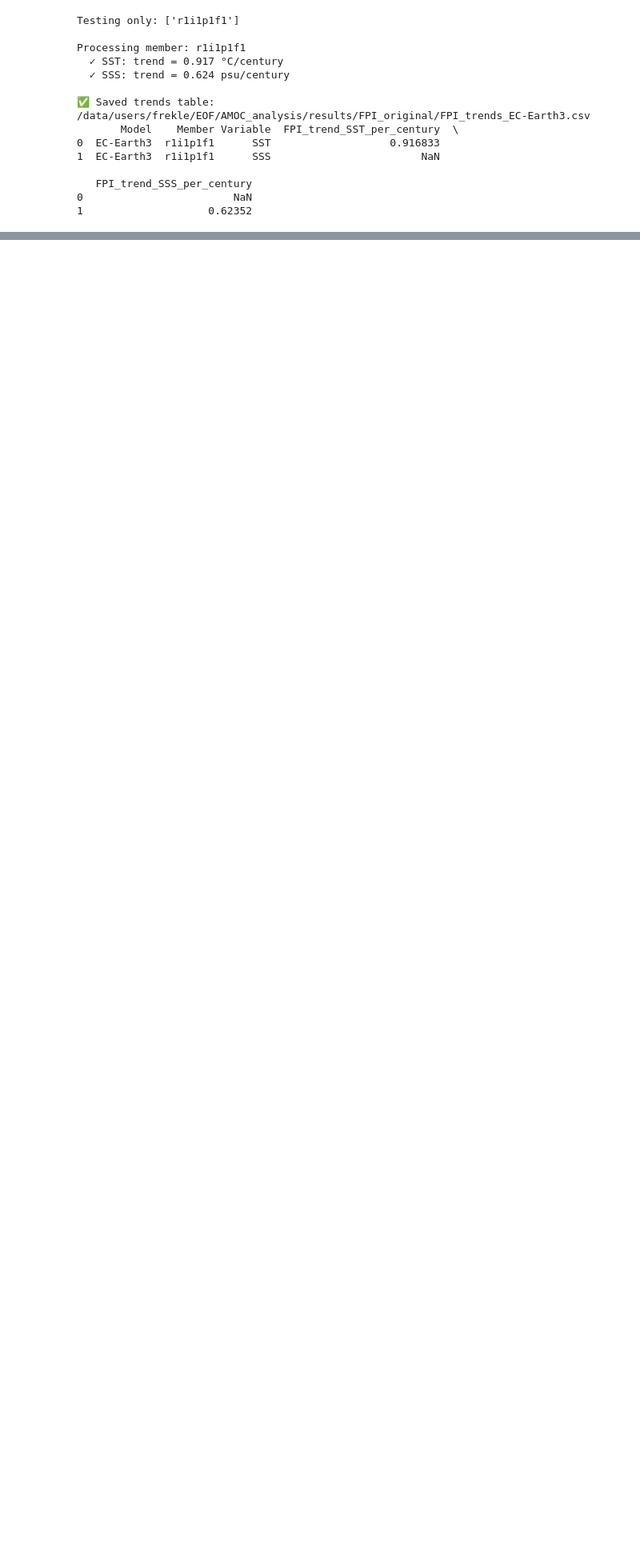
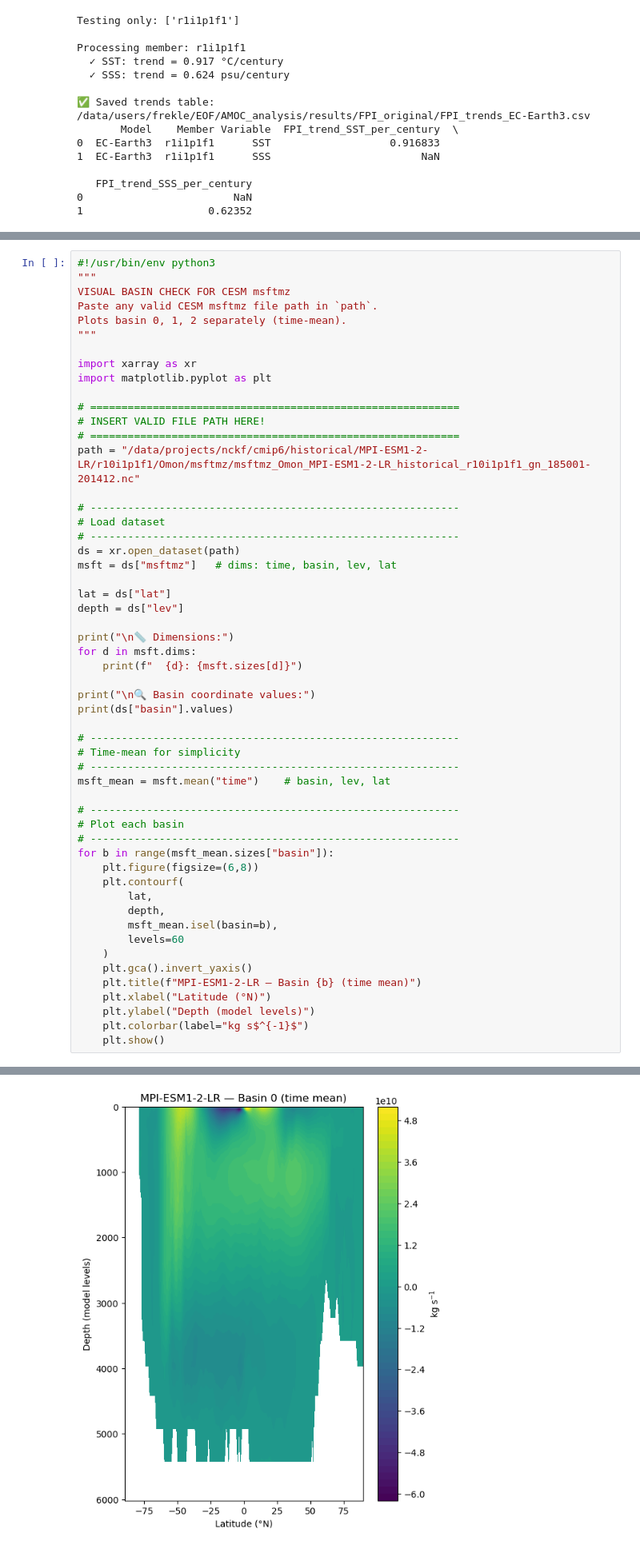
Before and after one commit to frejahk9/Master-thesis-2026, a Jupyter notebook: AMOC_analysis/AMOC_analysis.ipynb, the cells around one changed output, grey strips where cells are left out. Shown at 80% size. Saved outputs shown, nothing was run; the diff lists cells and outputs as text; blank space fills up the shorter version.

```diff
--- a/AMOC_analysis/AMOC_analysis.ipynb
+++ b/AMOC_analysis/AMOC_analysis.ipynb
@@ -378,0 +610,55 @@ Processing member: r1i1p1f1
+# %%
+#!/usr/bin/env python3
+"""
+VISUAL BASIN CHECK FOR CESM msftmz
+Paste any valid CESM msftmz file path in `path`.
+Plots basin 0, 1, 2 separately (time-mean).
+"""
+
+import xarray as xr
+import matplotlib.pyplot as plt
+
+# ===========================================================
+# INSERT VALID FILE PATH HERE!
+# ===========================================================
+path = "/data/projects/nckf/cmip6/historical/MPI-ESM1-2-LR/r10i1p1f1/Omon/msftmz/msftmz_Omon_MPI-ESM1-2-LR_historical_r10i1p1f1_gn_185001-201412.nc"
+
+# -----------------------------------------------------------
+# Load dataset
+# -----------------------------------------------------------
+ds = xr.open_dataset(path)
+msft = ds["msftmz"]   # dims: time, basin, lev, lat
+
+lat = ds["lat"]
+depth = ds["lev"]
+
+print("\n📏 Dimensions:")
+for d in msft.dims:
+    print(f"  {d}: {msft.sizes[d]}")
+
+print("\n🔍 Basin coordinate values:")
+print(ds["basin"].values)
+
+# -----------------------------------------------------------
+# Time-mean for simplicity
+# -----------------------------------------------------------
+msft_mean = msft.mean("time")    # basin, lev, lat
+
+# -----------------------------------------------------------
+# Plot each basin
+# -----------------------------------------------------------
+for b in range(msft_mean.sizes["basin"]):
+    plt.figure(figsize=(6,8))
+    plt.contourf(
+        lat,
+        depth,
+        msft_mean.isel(basin=b),
+        levels=60
+    )
+    plt.gca().invert_yaxis()
+    plt.title(f"MPI-ESM1-2-LR — Basin {b} (time mean)")
+    plt.xlabel("Latitude (°N)")
+    plt.ylabel("Depth (model levels)")
+    plt.colorbar(label="kg s$^{-1}$")
+    plt.show()
+# %% [output]
@@ -378,0 +673 @@ Processing member: r1i1p1f1
+[figure, added]
```
Also changed, not shown: parts of 29 cells of this notebook, 9 other files.
